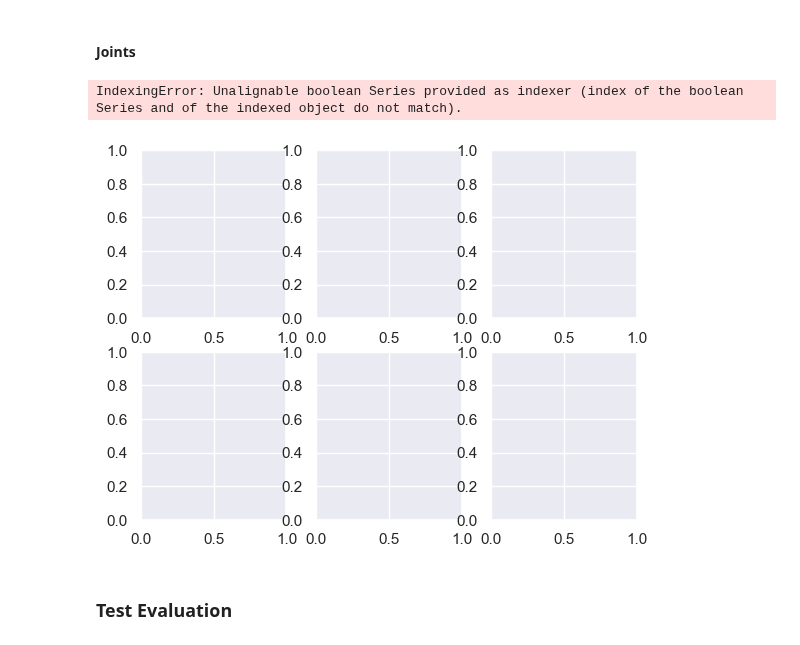
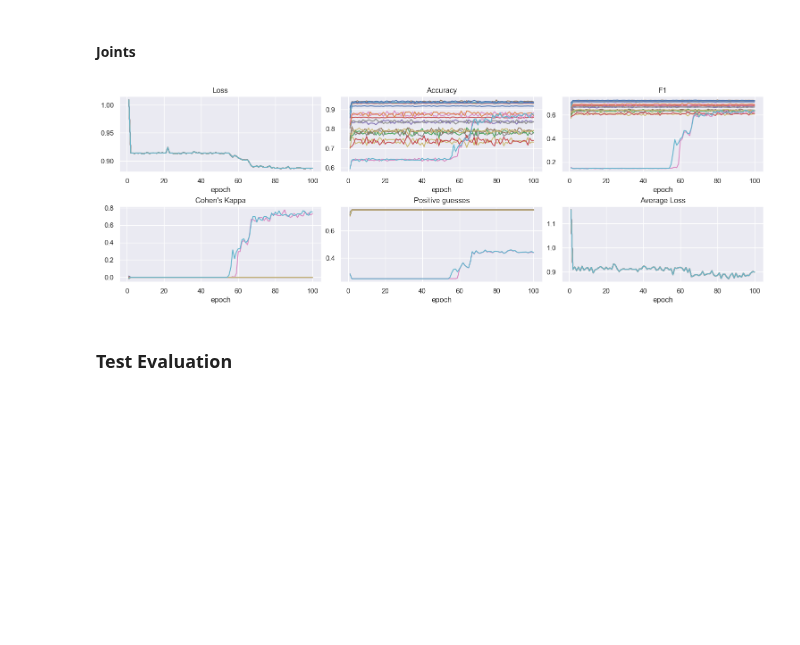
Before and after one commit to LeonardoPohl/FESD, a Jupyter notebook: FESDModel/ModelEvaluation.ipynb, the cells around one changed output. Cells and saved outputs as stored; diff of their text form; code cells hidden in the pictures; blank space fills up the shorter version.

Commit message:
Training complete with alright results

```diff
--- a/FESDModel/ModelEvaluation.ipynb
+++ b/FESDModel/ModelEvaluation.ipynb
@@ -249,25 +246,26 @@ df_model_train_jt["joint"] = df_model_train_jt["joint_id"].apply(lambda x: joint
 # %%
 fig, axs = plt.subplots(nrows=2, ncols=3)
 
 def plot(df, axs):
   df = df[["epoch", "loss", "accuracy", "f1", "cohens_kappa", "p/(p+n)", "Avg loss"]].groupby(["epoch"]).mean()
 
-  df.plot(y="loss", figsize=(15, 5), title="Loss", ax=axs[0][0])
-  df.plot(y="accuracy" , figsize=(15, 5), title="Accuracy", ax=axs[0][1])
-  df.plot(y="f1" , figsize=(15, 5), title="F1", ax=axs[0][2])
-  df.plot(y="cohens_kappa" , figsize=(15, 5), title="Cohen's Kappa", ax=axs[1][0])
-  df.plot(y="p/(p+n)" , figsize=(15, 5), title="Positive guesses", ax=axs[1][1])
-  df.plot(y="Avg loss" , figsize=(15, 5), title="Average Loss", ax=axs[1][2])
+  df.plot(y="loss", figsize=(15, 5), title="Loss", ax=axs[0][0], legend=False)
+  df.plot(y="accuracy" , figsize=(15, 5), title="Accuracy", ax=axs[0][1], legend=False)
+  df.plot(y="f1" , figsize=(15, 5), title="F1", ax=axs[0][2], legend=False)
+  df.plot(y="cohens_kappa" , figsize=(15, 5), title="Cohen's Kappa", ax=axs[1][0], legend=False)
+  df.plot(y="p/(p+n)" , figsize=(15, 5), title="Positive guesses", ax=axs[1][1], legend=False)
+  df.plot(y="Avg loss" , figsize=(15, 5), title="Average Loss", ax=axs[1][2], legend=False)
+
 
 for joint in joint_names:
-  df = df_model_train_jt[df_model_train_hb["joint"] == joint]
+  df = df_model_train_jt[df_model_train_jt["joint"] == joint]
   plot(df, axs)
 
+# axs[0][0].legend(joint_names)
 fig.tight_layout(pad=.5)
 plt.show()
 # %% [output]
-IndexingError: Unalignable boolean Series provided as indexer (index of the boolean Series and of the indexed object do not match).
-[figure, old version]
+[figure, new version]
 # %% [markdown]
 ### Test Evaluation
 # %% [markdown]
```
Also changed, not shown: parts of 13 cells of this notebook, 3 other files.
